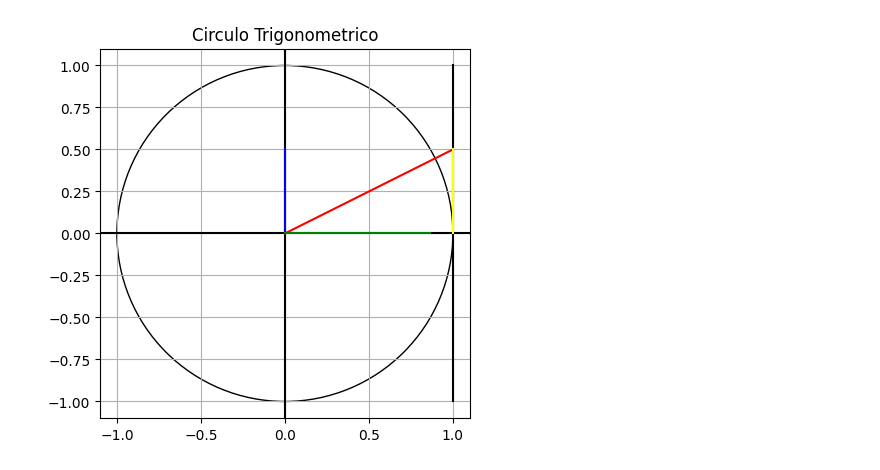
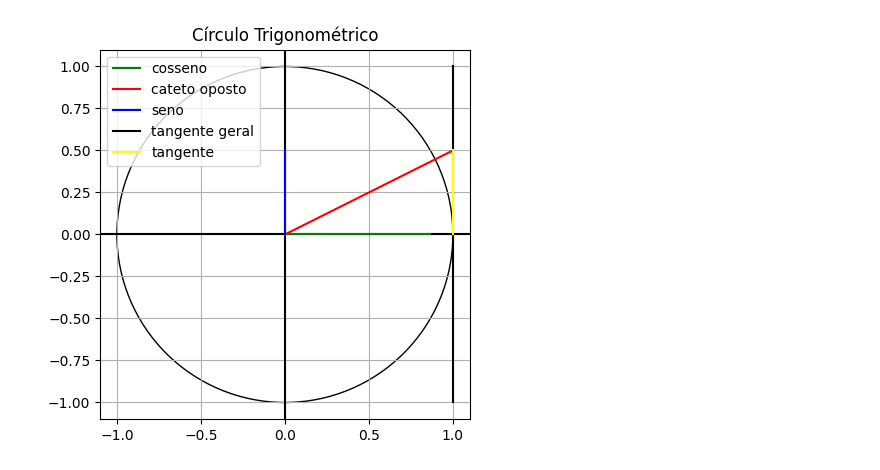
Before and after one commit to isabella1709/Trigonometry-Circle, a Jupyter notebook: Cópia_de_Untitled0.ipynb, the cells around one changed output. Cells and saved outputs as stored; diff of their text form; code cells hidden in the pictures.

```diff
--- a/Cópia_de_Untitled0.ipynb
+++ b/Cópia_de_Untitled0.ipynb
@@ -3,37 +3,40 @@
 # %%
 import matplotlib.pyplot as plt
 import math
 
 %matplotlib inline
 
 plt.style.use("default")
 
-def circulo():
+def circulo(x, y):
   eixos = plt.subplot()
 
   eixos.grid(True)
 
   eixos.set_aspect(1)
   eixos.add_artist(plt.Circle((0, 0), 1, fill = False))
 
   eixos.axhline(y = 0, color= 'black')
   eixos.axvline(x = 0, color= 'black')
 
-  sen = 0.5
-  cos = 0.866
-
-  eixos.plot([0, 1], [0, sen],  color = 'red', label = 'cateto oposto')
-  eixos.plot([0, 0], [0, sen],  color = 'blue', label = 'seno')
-  eixos.plot([0, cos], [0, 0],  color = 'green', label = 'cosseno')
+  eixos.plot([0, x], [0, 0],  color = 'green', label = 'cosseno')
+  eixos.plot([0, 1], [0, y],  color = 'red', label = 'cateto oposto')
+  eixos.plot([0, 0], [0, y],  color = 'blue', label = 'seno')
   eixos.plot([1, 1], [-1, 1], color = 'black', label = 'tangente geral')
   eixos.plot([1, 1], [0.5, 0], color = 'yellow', label = 'tangente')
+
 
   plt.xlim(-1.1, 1.1)
   plt.ylim(-1.1, 1.1)
 
+  plt.legend()
   plt.title("Círculo Trigonométrico")
   plt.show()
 
-circulo()
+angulo = 30
+x =  math.cos(math.radians(angulo))
+y = math.sin(math.radians(angulo))
+
+circulo(x, y)
 # %% [output]
-[figure, old version]
+[figure, new version]
```
